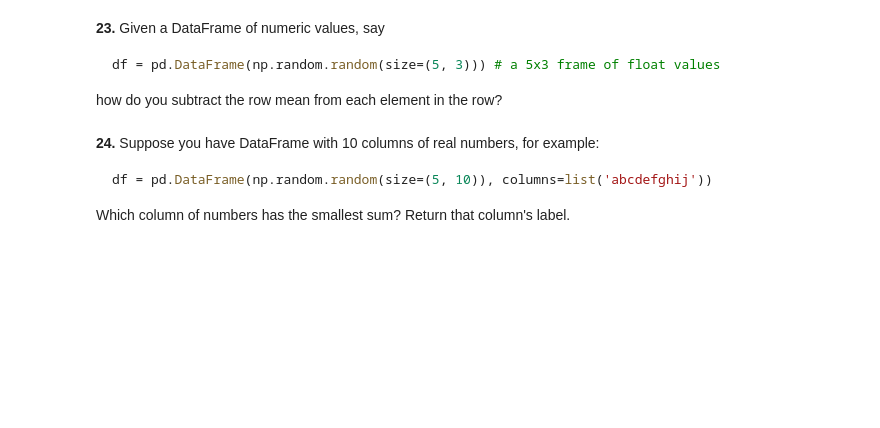
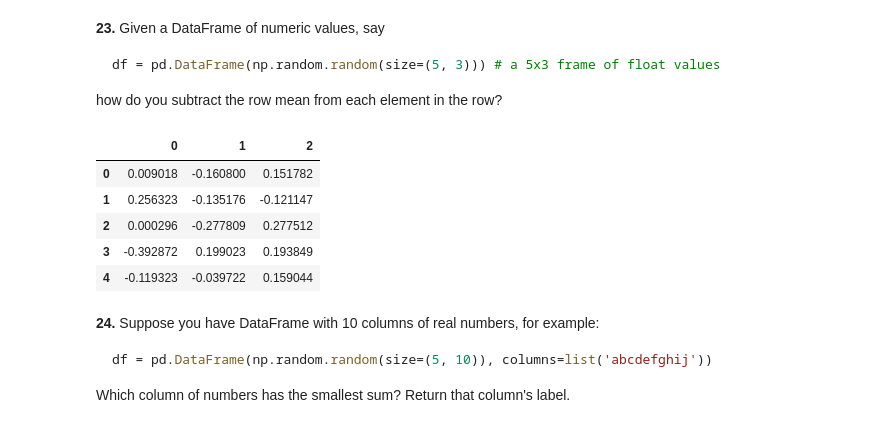
Before and after one commit to siripragadashashank/100-pandas-puzzles, a Jupyter notebook: 100-pandas-puzzles.ipynb, the cells around one changed output. Drawn from its saved outputs; the diff is of its cells as text; code cells hidden in the pictures; blank space fills up the shorter version.

````diff
--- a/100-pandas-puzzles.ipynb
+++ b/100-pandas-puzzles.ipynb
@@ -353,6 +368,19 @@ df = pd.DataFrame(np.random.random(size=(5, 3))) # a 5x3 frame of float values
 ```
 
 how do you subtract the row mean from each element in the row?
+# %%
+df = pd.DataFrame(np.random.random(size=(5, 3)))
+
+
+
+df.sub(df.mean(axis=1), axis=0)
+# %% [output]
+|  | 0 | 1 | 2 |
+| 0 | 0.009018 | -0.160800 | 0.151782 |
+| 1 | 0.256323 | -0.135176 | -0.121147 |
+| 2 | 0.000296 | -0.277809 | 0.277512 |
+| 3 | -0.392872 | 0.199023 | 0.193849 |
+| 4 | -0.119323 | -0.039722 | 0.159044 |
 # %% [markdown]
 **24.** Suppose you have DataFrame with 10 columns of real numbers, for example:
 
````
Also changed, not shown: parts of 2 cells of this notebook.
